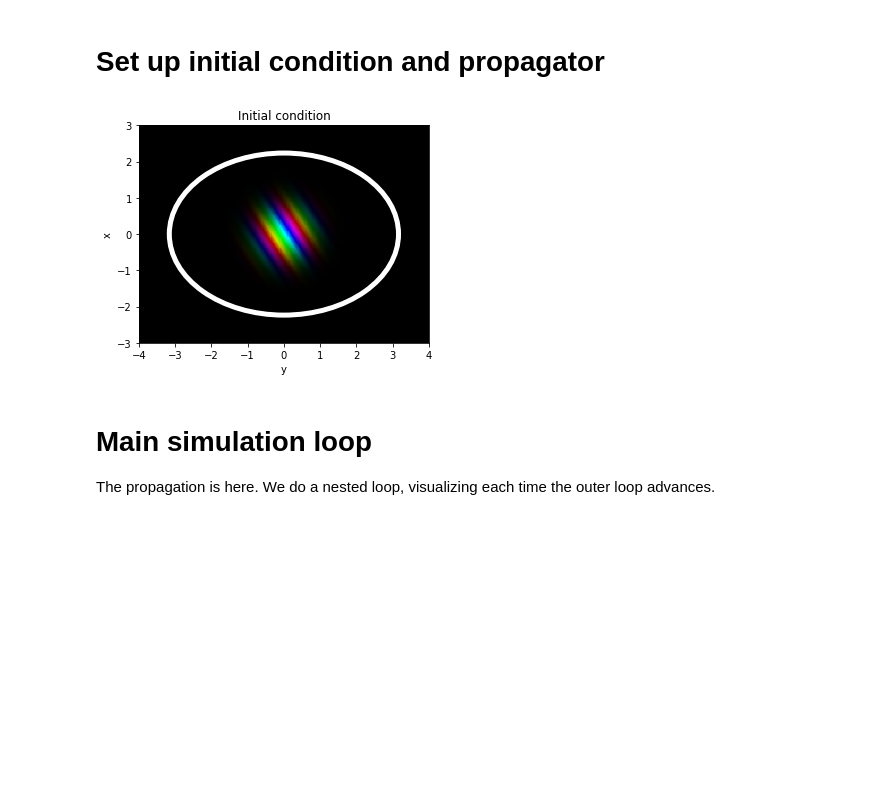
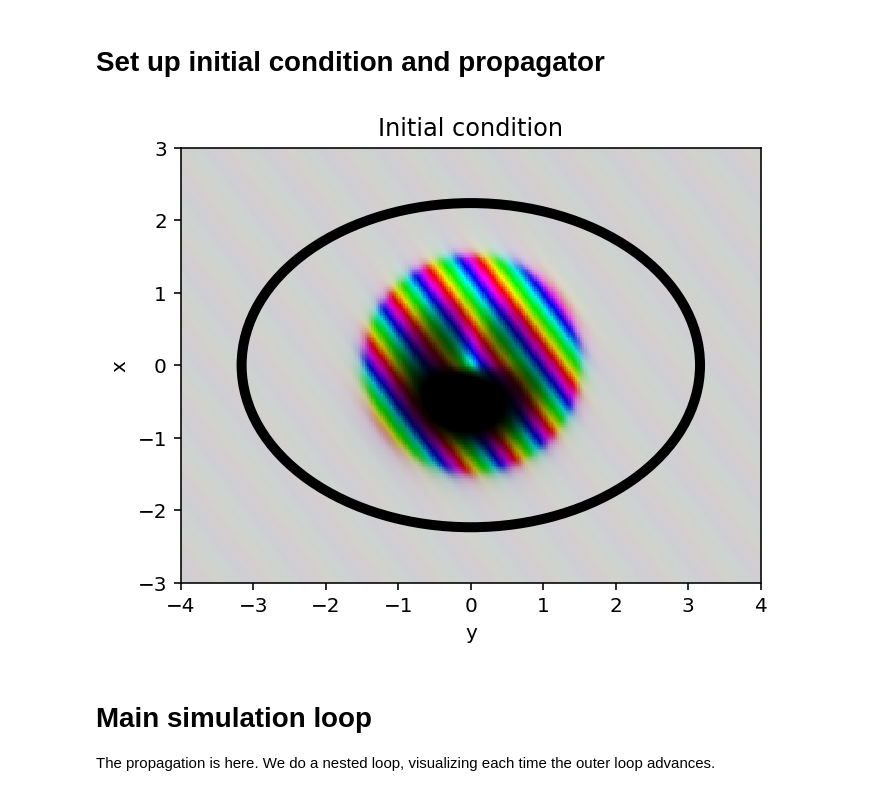
Before and after one commit to simenkva/fft_tdse, a Jupyter notebook: Demonstration 1 - quantum billiards.ipynb, the cells around one changed output. Saved outputs shown, nothing was run; the diff lists cells and outputs as text; code cells hidden in the pictures; blank space fills up the shorter version.

```diff
--- a/Demonstration 1 - quantum billiards.ipynb
+++ b/Demonstration 1 - quantum billiards.ipynb
@@ -33,7 +33,7 @@ r2 = 10.0**.5
 I = np.array(x**2/r1**2 + y**2/r2**2 > 1, dtype=float)
 
 from scipy.ndimage import gaussian_filter
-V = 200 * gaussian_filter(I,sigma=5)
+V = 400 * gaussian_filter(I,sigma=5)
 
 # Visualize the potential
 plt.figure()
@@ -51,7 +51,8 @@ ham = FourierHamiltonian(grid, Vfun = V)
 def visualize(psi,heading):
     """ Visualize the wavefunction. """
     plt.figure()
-    I = psiviz(psi)
+    #I = psiviz(psi)
+    I = render2d(wf)
     plt.imshow(I,aspect='equal',extent=[a[1],b[1],a[0],b[0]],origin='lower')
     plt.title(heading)
     plt.xlabel('y')
@@ -59,7 +60,7 @@ def visualize(psi,heading):
 
     # draw an ellipse
     ax = plt.gca()
-    ax.add_patch(Ellipse((0, 0), width=r2*2, height=r1*2,edgecolor='white',
+    ax.add_patch(Ellipse((0, 0), width=r2*2, height=r1*2,edgecolor='black',
                  facecolor='none',
                  linewidth=5))
     plt.show()
@@ -67,18 +68,20 @@ def visualize(psi,heading):
 # Set up initial condition and propagator
 # %%
 # Set up initial condition.
-psi0 = np.exp(-2*(x**2+y**2) + 6j*y + 4j*x)
-visualize(psi0,'Initial condition')
+psi0 = np.exp(-2*(x**2+y**2) + 8j*y + 6j*x)
+#psi0 = np.exp(-2*(x**2+y**2) + 6j*y + 4j*x)
 
 # Create a wavefunction object
 wf = FourierWavefunction(grid)
 wf.setPsi(psi0,normalize=True)
+visualize(wf,'Initial condition')
+
 
 # Create a Strang splitting propagator
 dt = 0.01
 prop = Propagator(ham, dt)
 # %% [output]
-[figure, old version]
+[figure, new version]
 # %% [markdown]
 # Main simulation loop
 
```
Also changed, not shown: parts of 5 cells of this notebook, 1 other file.
